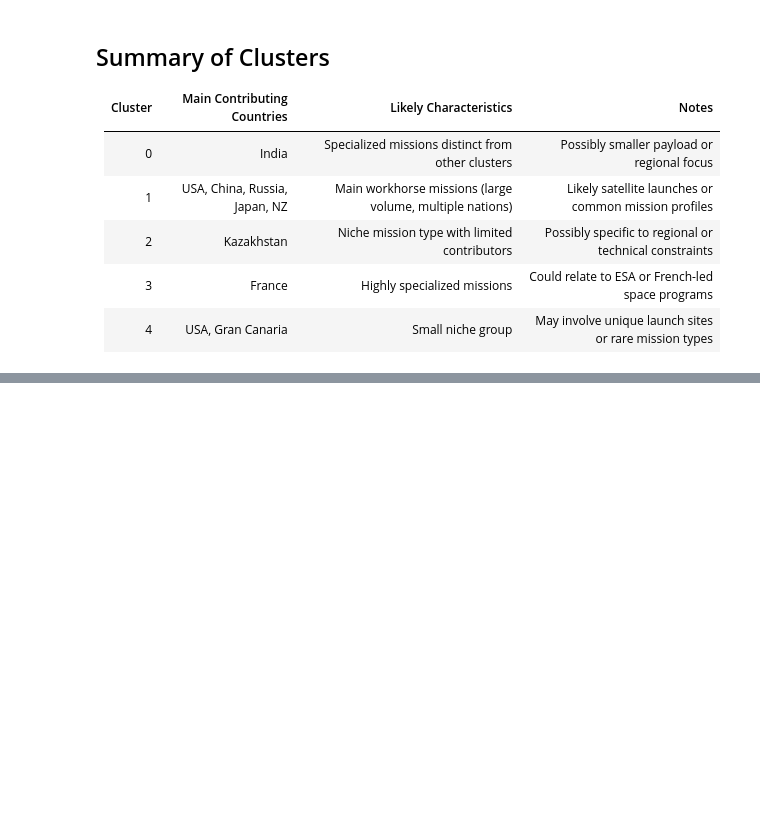
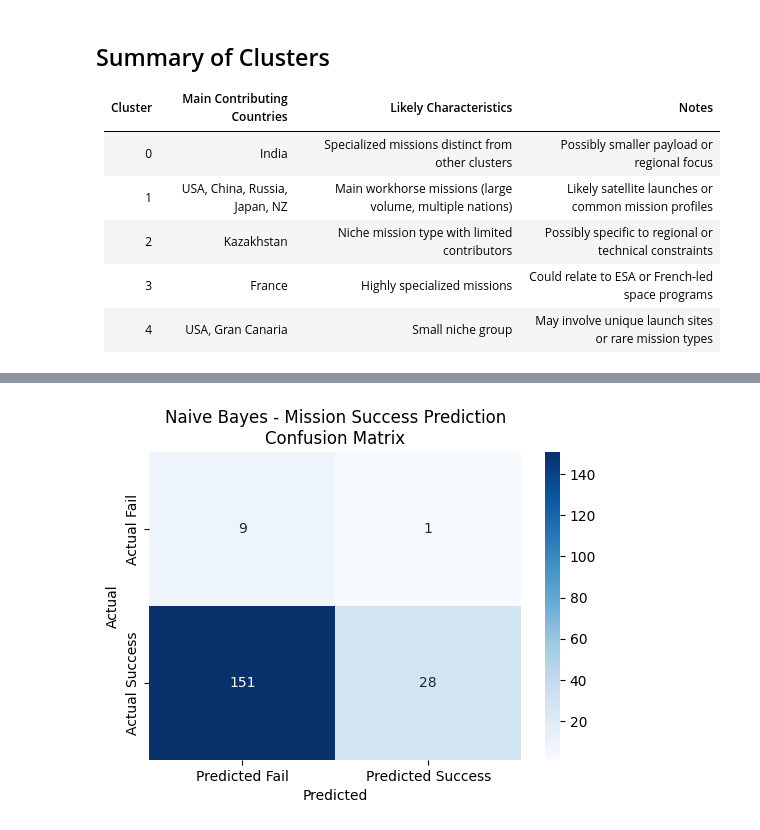
Before and after one commit to ericadev/PROJ8431_FinalProject, a Jupyter notebook: FinalProject.ipynb, the cells around one changed output, grey strips where cells are left out. Drawn from its saved outputs; the diff is of its cells as text; code cells hidden in the pictures; blank space fills up the shorter version.

```diff
--- a/FinalProject.ipynb
+++ b/FinalProject.ipynb
@@ -249,0 +295,81 @@ There is a significant difference in Rocket_Use_Count means between clusters.
+# %%
+# Create a composite stratify column
+df_clean['stratify_col'] = df_clean['Mission_Success_Binary'].astype(str) + "_" + df_clean['Cluster'].astype(str)
+stratify_counts = df_clean['stratify_col'].value_counts() # Count the number of occurrences of each stratify_col combination
+single_sample_strata = stratify_counts[stratify_counts == 1].index # Find combinations that occur only once
+df_clean_filtered = df_clean[~df_clean['stratify_col'].isin(single_sample_strata)].copy() # Filter out rows from df_clean that belong to these single-sample categories
+
+# Reset the index of features_encoded and df_clean and then synchronize them.
+features_encoded = features_encoded.reset_index(drop=True)
+df_clean_filtered = df_clean_filtered.reset_index(drop=True)
+
+# Use the index of the filtered df_clean_filtered to select the corresponding row in features_encoded
+X_filtered = features_encoded.loc[df_clean_filtered.index]
+y_filtered = df_clean_filtered['Mission_Success_Binary']
+stratify_col_filtered = df_clean_filtered['stratify_col']
+
+# Features and labels
+X = X_filtered # Feature set after one-hot encoding
+y = y_filtered # Target variable
+
+# Split the data (keeping the y category distribution consistent)
+X_train, X_test, y_train, y_test = train_test_split(
+    X, y, test_size=0.2, random_state=42, stratify=stratify_col_filtered
+)
+cluster_train = df_clean_filtered.loc[X_train.index, 'Cluster']
+cluster_test = df_clean_filtered.loc[X_test.index, 'Cluster']
+
+#print("Train Cluster distribution:\n", cluster_train.value_counts())
+#print("Test Cluster distribution:\n", cluster_test.value_counts())
+
+# Build a Naive Bayes model
+nb_model = GaussianNB()
+nb_model.fit(X_train, y_train)
+
+# Prediction and prediction probability
+y_pred = nb_model.predict(X_test)
+y_prob = nb_model.predict_proba(X_test)[:, 1] # Mission success probability
+
+# Evaluation report
+print("\n Naive Bayes Classification Report:")
+print(classification_report(y_test, y_pred))
+
+# Confusion matrix visualization
+cm = confusion_matrix(y_test, y_pred)
+plt.figure(figsize=(6,4))
+sns.heatmap(cm, annot=True, fmt="d", cmap="Blues",
+            xticklabels=['Predicted Fail', 'Predicted Success'],
+            yticklabels=['Actual Fail', 'Actual Success'])
+plt.title('Naive Bayes - Mission Success Prediction\nConfusion Matrix')
+plt.xlabel('Predicted')
+plt.ylabel('Actual')
+plt.show()
+
+# Import the predicted probability and cluster into a DataFrame and analyze the probability distribution of different clusters
+results_df = pd.DataFrame({
+    # Reset the index of all Series to ensure their indices match
+    'Cluster': cluster_test.reset_index(drop=True),
+    'Actual': y_test.reset_index(drop=True),
+    'Predicted': y_pred,
+    'Predicted_Prob': y_prob
+})
+
+# Compare the average success probability of each cluster
+cluster_prob_mean = results_df.groupby('Cluster')['Predicted_Prob'].mean()
+print("\nMean Predicted Success Probability by Cluster:")
+print(cluster_prob_mean)
+
+# Box plot of success probability distribution for each cluster
+plt.figure(figsize=(10,6))
+sns.boxplot(x='Cluster', y='Predicted_Prob', data=results_df, palette='Set3', hue='Cluster')
+plt.title('Predicted Mission Success Probability by Cluster')
+plt.xlabel('Cluster')
+plt.ylabel('Predicted Success Probability (Log Scale)')
+plt.yscale('log')
+plt.show()
+
+# Actual success rate for each cluster
+cluster_actual_success_rate = results_df.groupby('Cluster')['Actual'].mean()
+print("\nActual Success Rate by Cluster:")
+print(cluster_actual_success_rate)
+# %% [output]
@@ -249,0 +385 @@ There is a significant difference in Rocket_Use_Count means between clusters.
+[figure, added]
```
Also changed, not shown: parts of 7 cells of this notebook.
